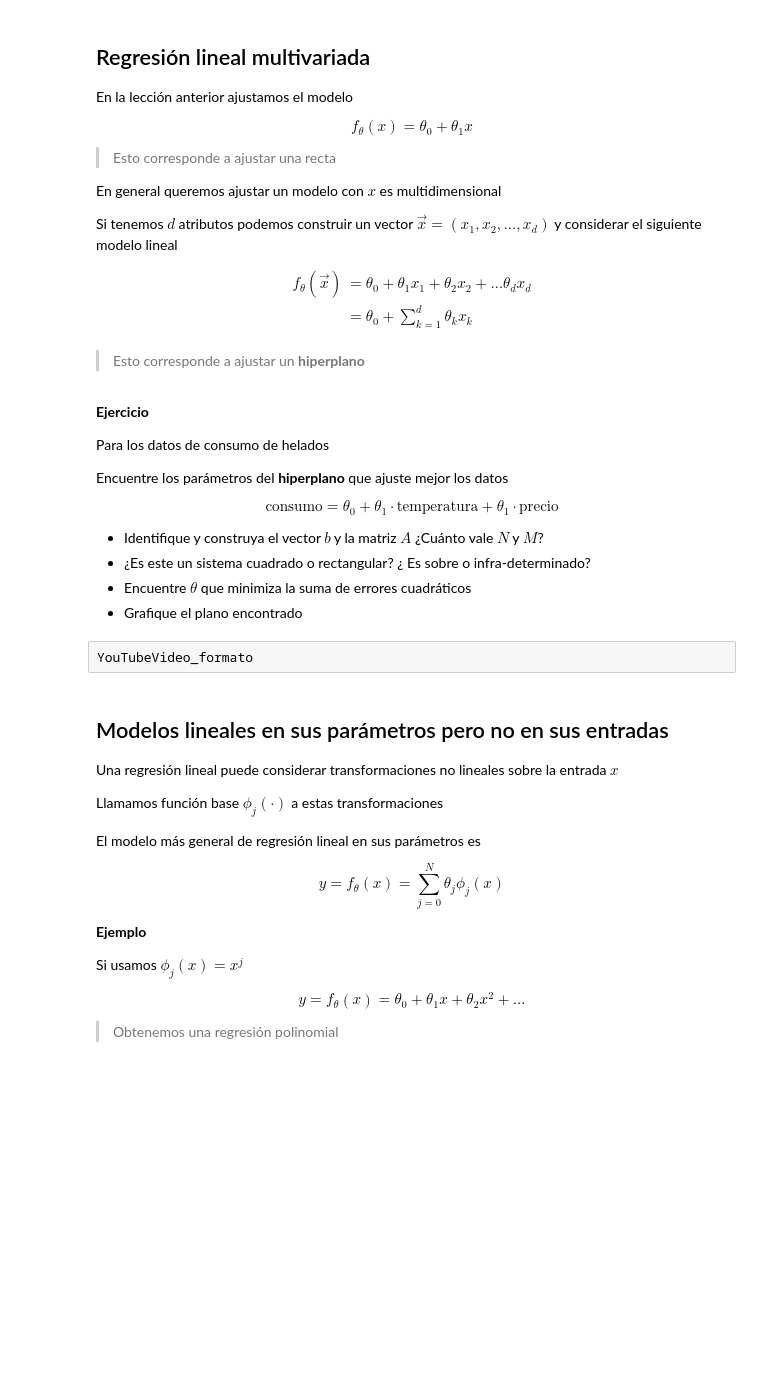
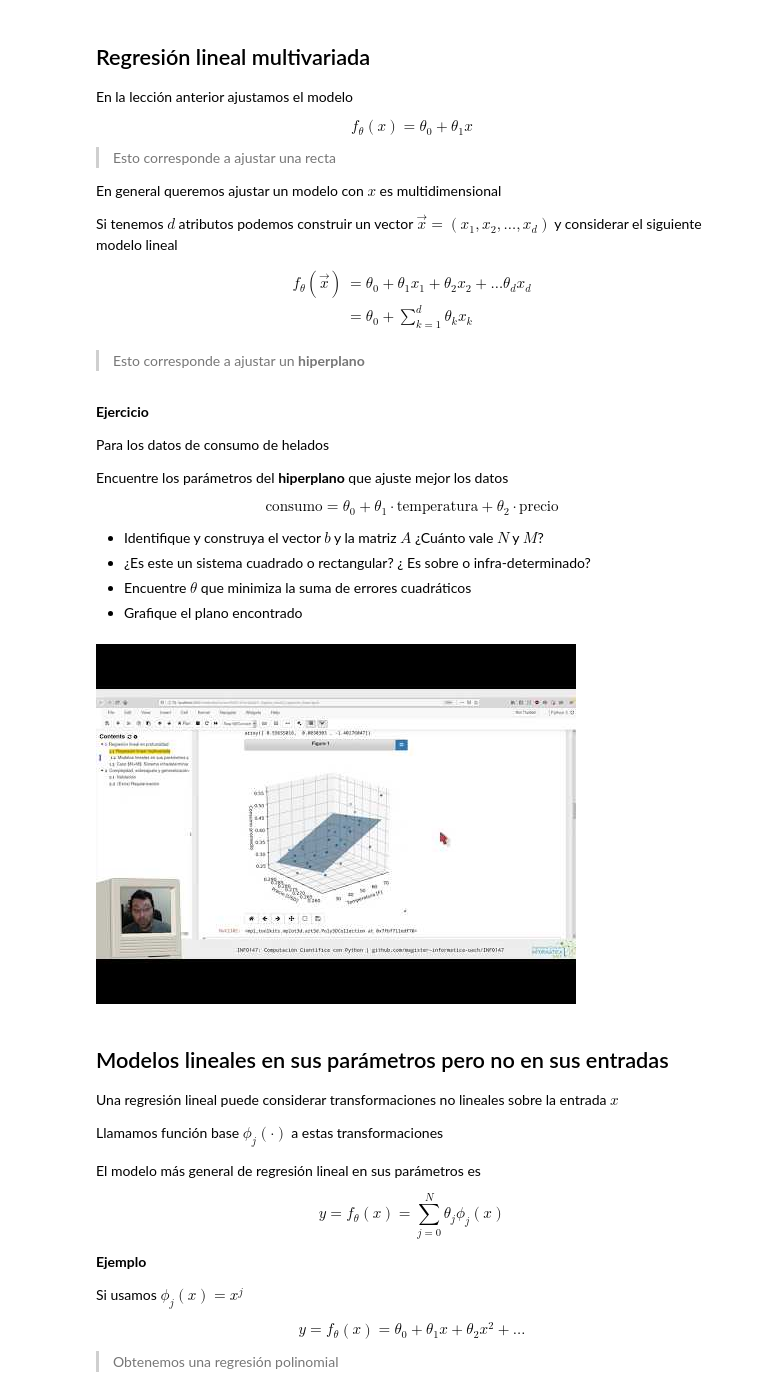
Before and after one commit to phuijse/PythonBook, a Jupyter notebook: unidad2/1_álgebra_lineal/2_regresión_lineal.ipynb, the cells around one changed output. Saved outputs shown, nothing was run; the diff lists cells and outputs as text; code cells hidden in the pictures; blank space fills up the shorter version.

Commit message:
videos clase 2

```diff
--- a/unidad2/1_álgebra_lineal/2_regresión_lineal.ipynb
+++ b/unidad2/1_álgebra_lineal/2_regresión_lineal.ipynb
@@ -81,7 +103,7 @@ Para los datos de consumo de helados
 Encuentre los parámetros del **hiperplano** que ajuste mejor los datos
 
 $$
-\text{consumo} = \theta_0 + \theta_1 \cdot \text{temperatura} + \theta_1 \cdot \text{precio}
+\text{consumo} = \theta_0 + \theta_1 \cdot \text{temperatura} + \theta_2 \cdot \text{precio}
 $$
 
 - Identifique y construya el vector $b$ y la matriz $A$ ¿Cuánto vale $N$ y $M$?
@@ -90,8 +112,10 @@ $$
 - Grafique el plano encontrado
 # %%
 # Completa aquí
-# %% [raw]
-YouTubeVideo_formato
+# %%
+YouTubeVideo_formato('h6KrwiQv5qU')
+# %% [output]
+[figure, added]
 # %% [markdown]
 ## Modelos lineales en sus parámetros pero no en sus entradas
 
```
Also changed, not shown: parts of 8 cells of this notebook, 1 other file.
